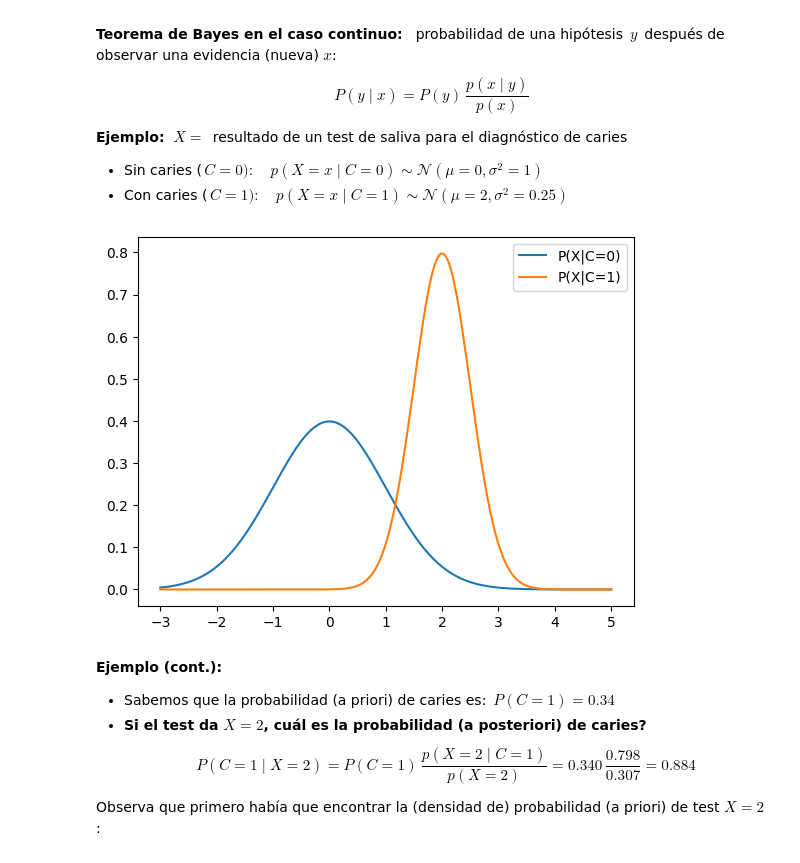
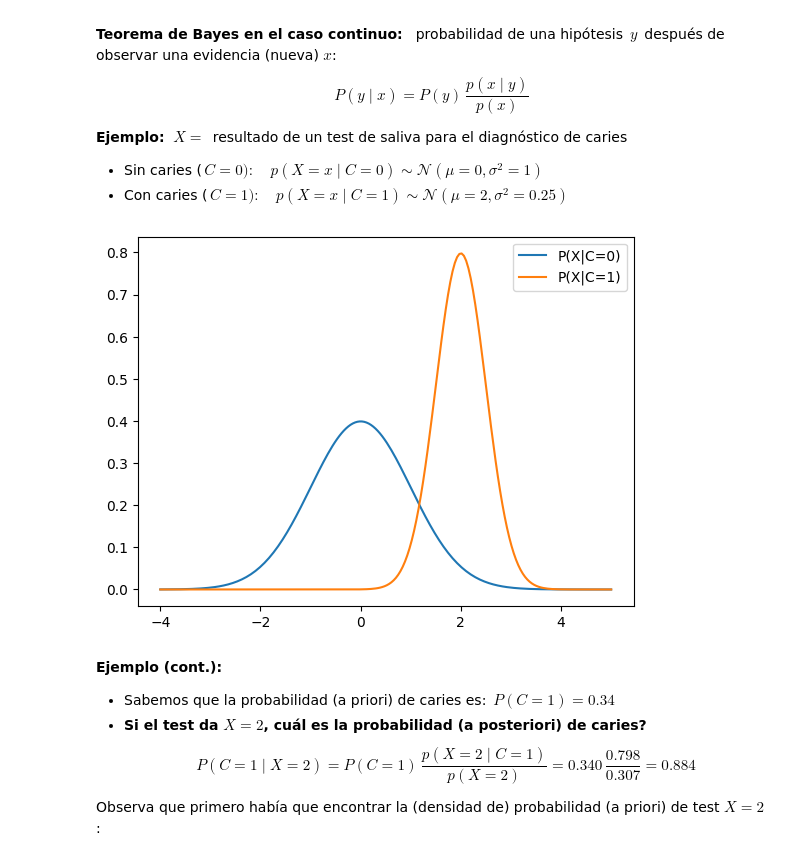
Before and after one commit to jsilvestreUPV/SIN-EPSA, a Jupyter notebook: B2/Teo/T2: Razonamiento probabilístico/T2.2a Variables continuas y regla de Bayes.ipynb, the cells around one changed output. Saved outputs shown, nothing was run; the diff lists cells and outputs as text; code cells hidden in the pictures.

Commit message:
Typo + added figure for normal PDFs of P(X=c|C=c)

```diff
--- a/B2/Teo/T2: Razonamiento probabilístico/T2.2a Variables continuas y regla de Bayes.ipynb
+++ b/B2/Teo/T2: Razonamiento probabilístico/T2.2a Variables continuas y regla de Bayes.ipynb
@@ -39,12 +39,12 @@ $$P(y\mid x) = P(y)\,\frac{p(x\mid y)}{p(x)}$$
 * Sin caries ($\,C=0): \quad p(X=x\mid C=0)\sim\mathcal{N}(\mu=0, \sigma^2=1)$
 * Con caries ($\,C=1): \quad p(X=x\mid C=1)\sim\mathcal{N}(\mu=2, \sigma^2=0.25)$
 # %%
-x = np.linspace(-3, 5, 200)
+x = np.linspace(-4, 5, 200)
 plt.plot(x, norm.pdf(x, 0, np.sqrt(1)), label="P(X|C=0)")
 plt.plot(x, norm.pdf(x, 2, np.sqrt(0.25)), label="P(X|C=1)")
 plt.legend();
 # %% [output]
-[figure, old version]
+[figure, new version]
 # %% [markdown]
 **Ejemplo (cont.):**
 
```
